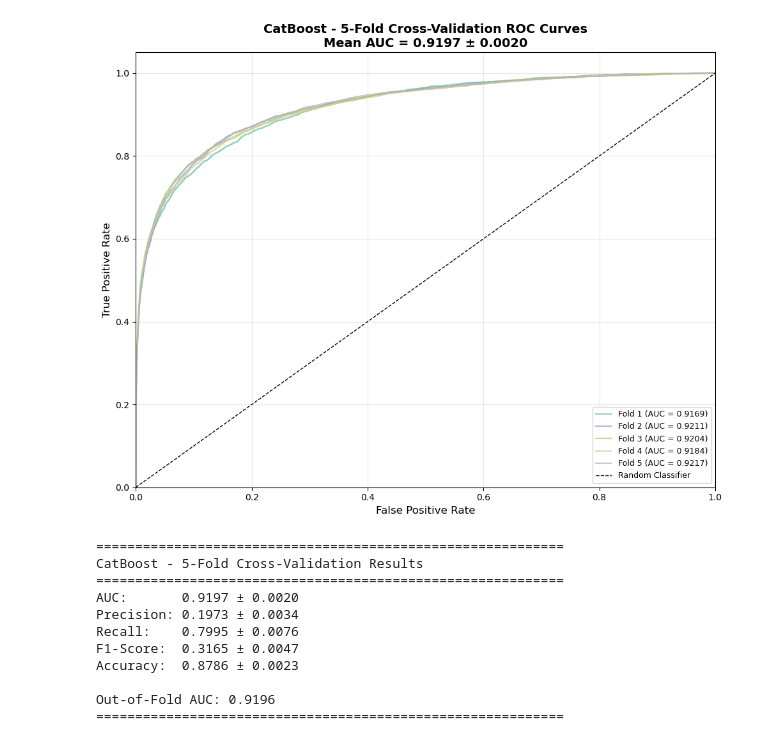
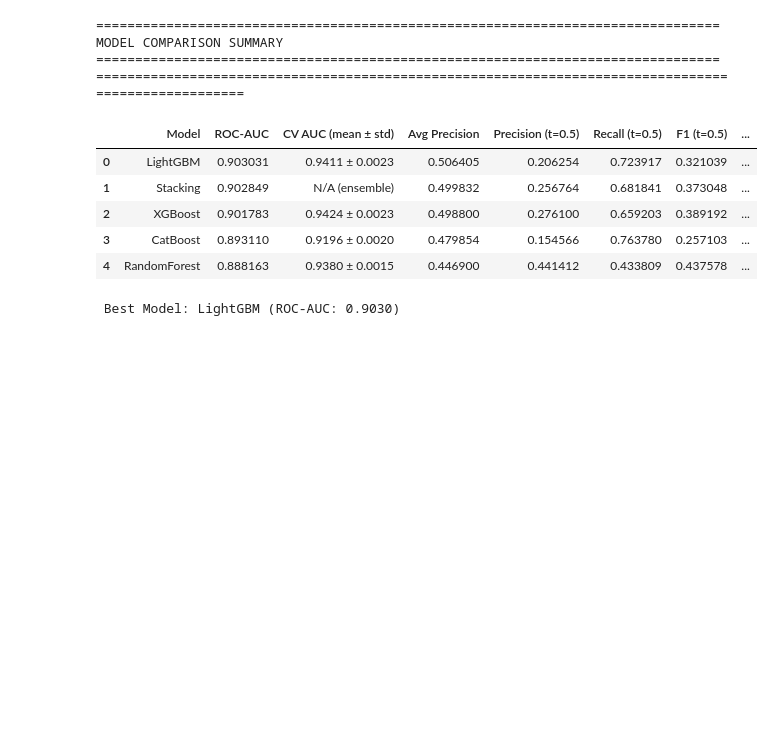
Before and after one commit to abdulkadirt/Fraud_Detection, a Jupyter notebook: notebooks/modeling.ipynb, the cells around one changed output. Saved outputs shown, nothing was run; the diff lists cells and outputs as text; code cells hidden in the pictures; blank space fills up the shorter version.

```diff
--- a/notebooks/modeling.ipynb
+++ b/notebooks/modeling.ipynb
@@ -330,36 +378,41 @@ Native handling of categorical features. Uncomment if CatBoost is installed.
 # %%
-# Uncomment if CatBoost is installed
-from catboost import CatBoostClassifier
+# =============================================================================
+# Comprehensive Evaluation Table
+# =============================================================================
+comparison_df = compare_models(y_test, test_predictions, threshold=0.5)
 
-cat_model = CatBoostClassifier(
-    iterations=300,
-    depth=6,
-    learning_rate=0.05,
-    auto_class_weights='Balanced',
-    eval_metric='AUC',
-    random_seed=42,
-    verbose=0
-)
+# Add CV scores for base models
+cv_summary = []
+for name in comparison_df['Model']:
+    if name in cv_scores:
+        cv_summary.append(f"{np.mean(cv_scores[name]):.4f} ± {np.std(cv_scores[name]):.4f}")
+    else:
+        cv_summary.append("N/A (ensemble)")
 
-# Cross-validation evaluation
-cat_results = evaluate_with_cv(
-    cat_model,
-    X_train,
-    y_train,
-    cv=5,
-    plot=True,
-    model_name="CatBoost"
-)
+comparison_df['CV AUC (mean ± std)'] = cv_summary
+
+# Reorder columns for better readability
+cols_order = ['Model', 'ROC-AUC', 'CV AUC (mean ± std)', 'Avg Precision',
+              'Precision (t=0.5)', 'Recall (t=0.5)', 'F1 (t=0.5)',
+              'Optimal Threshold', 'F1 (optimal)', 'Recall (optimal)']
+comparison_df = comparison_df[[c for c in cols_order if c in comparison_df.columns]]
+
+print("=" * 100)
+display(comparison_df)
+
+# Highlight best model
+best_model = comparison_df.iloc[0]['Model']
+best_auc = comparison_df.iloc[0]['ROC-AUC']
+print(f"\n Best Model: {best_model} (ROC-AUC: {best_auc:.4f})")
 # %% [output]
-[figure, removed]
-============================================================
-CatBoost - 5-Fold Cross-Validation Results
-============================================================
-AUC:       0.9197 ± 0.0020
-Precision: 0.1973 ± 0.0034
-Recall:    0.7995 ± 0.0076
-F1-Score:  0.3165 ± 0.0047
-Accuracy:  0.8786 ± 0.0023
-
-Out-of-Fold AUC: 0.9196
-============================================================
+================================================================================
+MODEL COMPARISON SUMMARY
+================================================================================
+====================================================================================================
+|  | Model | ROC-AUC | CV AUC (mean ± std) | Avg Precision | Precision (t=0.5) | Recall (t=0.5) | F1 (t=0.5) | ... |
+| 0 | LightGBM | 0.903031 | 0.9411 ± 0.0023 | 0.506405 | 0.206254 | 0.723917 | 0.321039 | ... |
+| 1 | Stacking | 0.902849 | N/A (ensemble) | 0.499832 | 0.256764 | 0.681841 | 0.373048 | ... |
+| 2 | XGBoost | 0.901783 | 0.9424 ± 0.0023 | 0.498800 | 0.276100 | 0.659203 | 0.389192 | ... |
+| 3 | CatBoost | 0.893110 | 0.9196 ± 0.0020 | 0.479854 | 0.154566 | 0.763780 | 0.257103 | ... |
+| 4 | RandomForest | 0.888163 | 0.9380 ± 0.0015 | 0.446900 | 0.441412 | 0.433809 | 0.437578 | ... |
+ Best Model: LightGBM (ROC-AUC: 0.9030)
```
Also changed, not shown: parts of 25 cells of this notebook, 8 other files.
